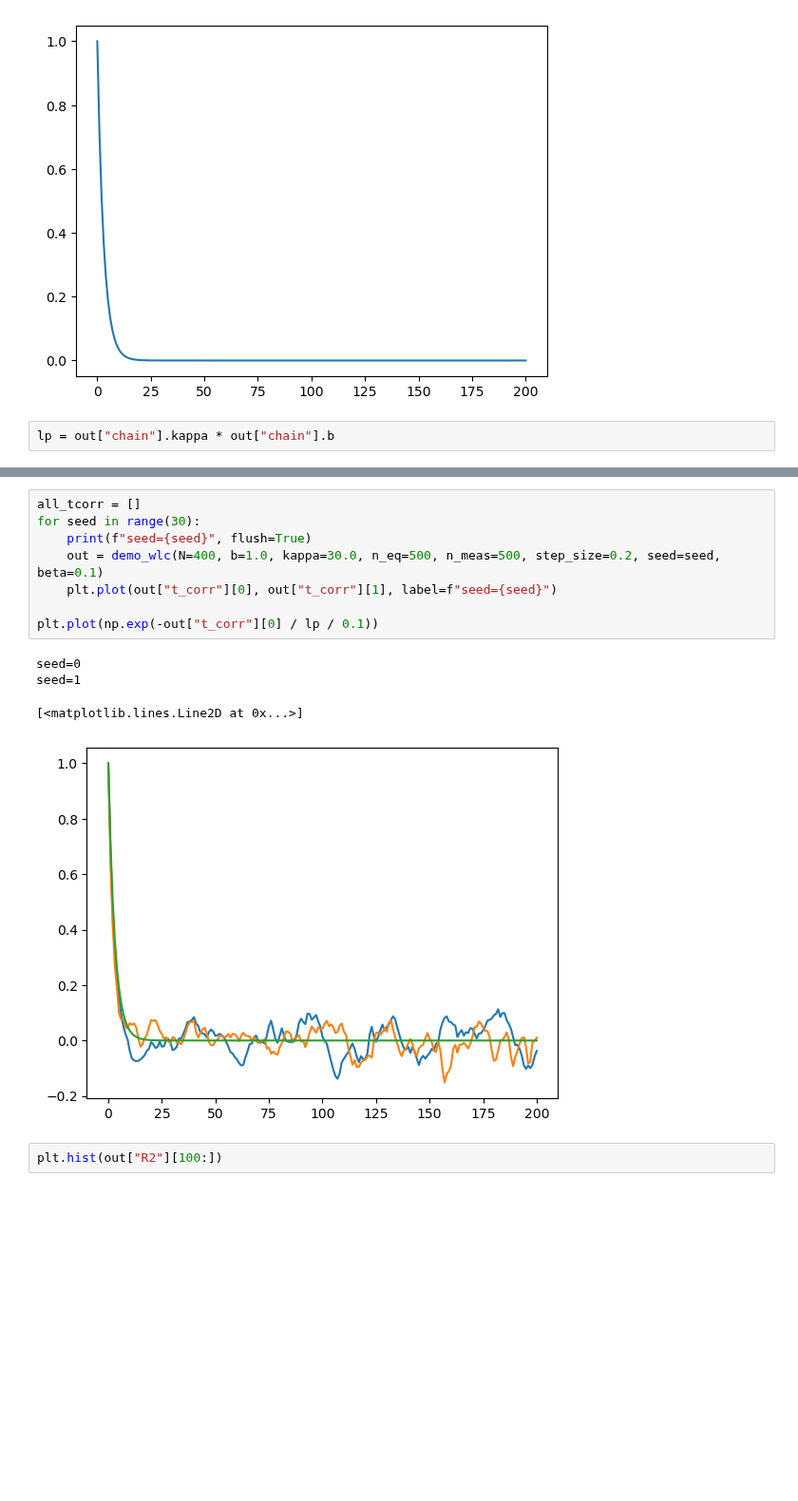
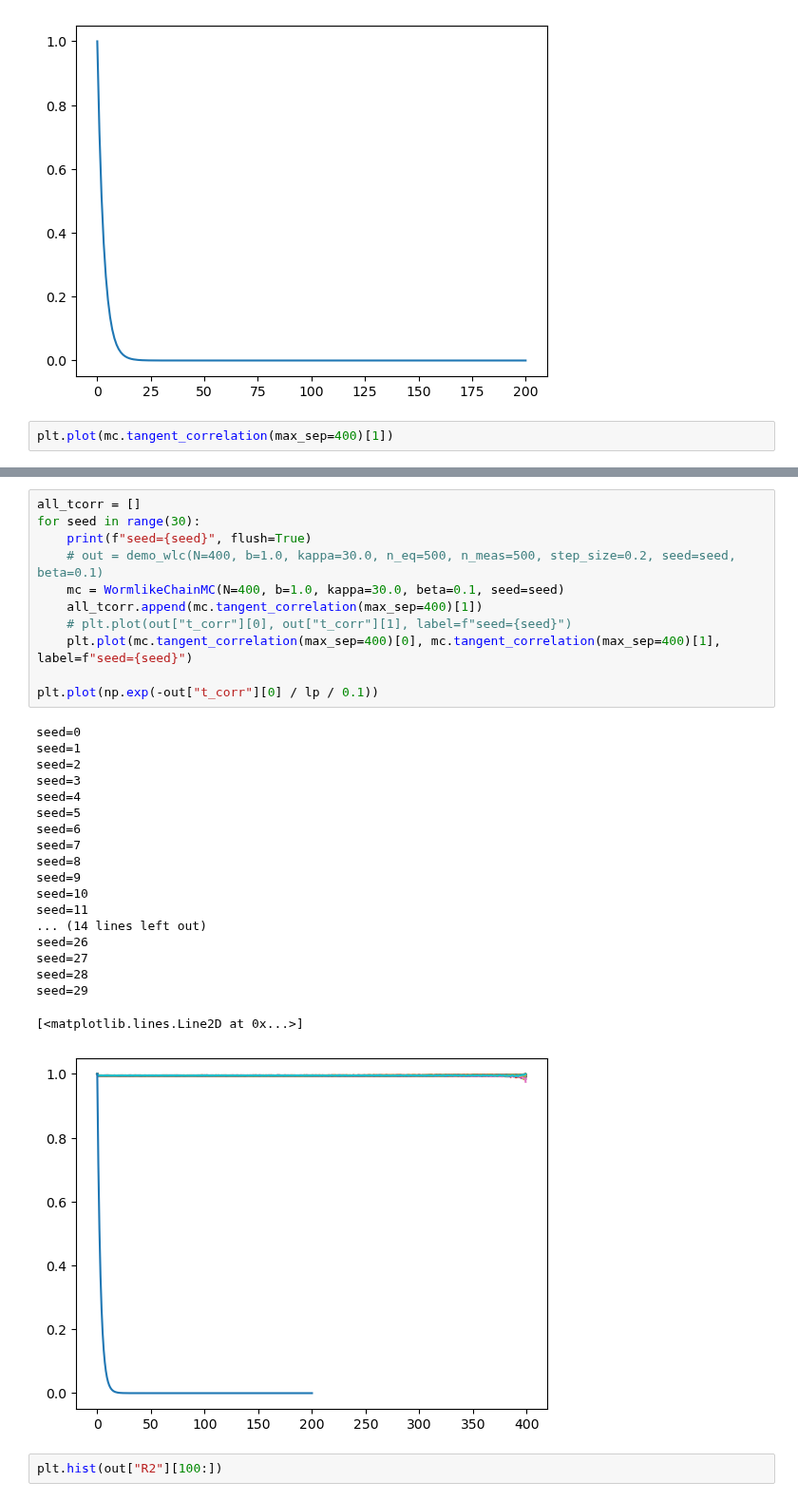
Before and after one commit to williamgilpin/cphy, a Jupyter notebook: hw/random_dimer.ipynb, the cells around one changed output, grey strips where cells are left out. Shown at 95% size. Saved outputs shown, nothing was run; the diff lists cells and outputs as text; blank space fills up the shorter version.

```diff
--- a/hw/random_dimer.ipynb
+++ b/hw/random_dimer.ipynb
@@ -557,4 +555,4 @@ plt.semilogy(np.exp(-out["t_corr"][0] / lp))
 [<matplotlib.lines.Line2D at 0x...>]
 [figure]
 # %%
-lp = out["chain"].kappa * out["chain"].b
+plt.plot(mc.tangent_correlation(max_sep=400)[1])
@@ -561,16 +562,34 @@ lp = out["chain"].kappa * out["chain"].b
 # %%
 all_tcorr = []
 for seed in range(30):
     print(f"seed={seed}", flush=True)
-    out = demo_wlc(N=400, b=1.0, kappa=30.0, n_eq=500, n_meas=500, step_size=0.2, seed=seed, beta=0.1)
-    plt.plot(out["t_corr"][0], out["t_corr"][1], label=f"seed={seed}")
+    # out = demo_wlc(N=400, b=1.0, kappa=30.0, n_eq=500, n_meas=500, step_size=0.2, seed=seed, beta=0.1)
+    mc = WormlikeChainMC(N=400, b=1.0, kappa=30.0, beta=0.1, seed=seed)
+    all_tcorr.append(mc.tangent_correlation(max_sep=400)[1])
+    # plt.plot(out["t_corr"][0], out["t_corr"][1], label=f"seed={seed}")
+    plt.plot(mc.tangent_correlation(max_sep=400)[0], mc.tangent_correlation(max_sep=400)[1], label=f"seed={seed}")
 
 plt.plot(np.exp(-out["t_corr"][0] / lp / 0.1))
 # %% [output]
 seed=0
 seed=1
+seed=2
+seed=3
+seed=4
+seed=5
+seed=6
+seed=7
+seed=8
+seed=9
+seed=10
+seed=11
+... (14 lines left out)
+seed=26
+seed=27
+seed=28
+seed=29
 [<matplotlib.lines.Line2D at 0x...>]
-[figure, old version]
+[figure, new version]
 # %%
 plt.hist(out["R2"][100:])
 # %% [output]
```
Also changed, not shown: parts of 4 cells of this notebook, 1 other file.
